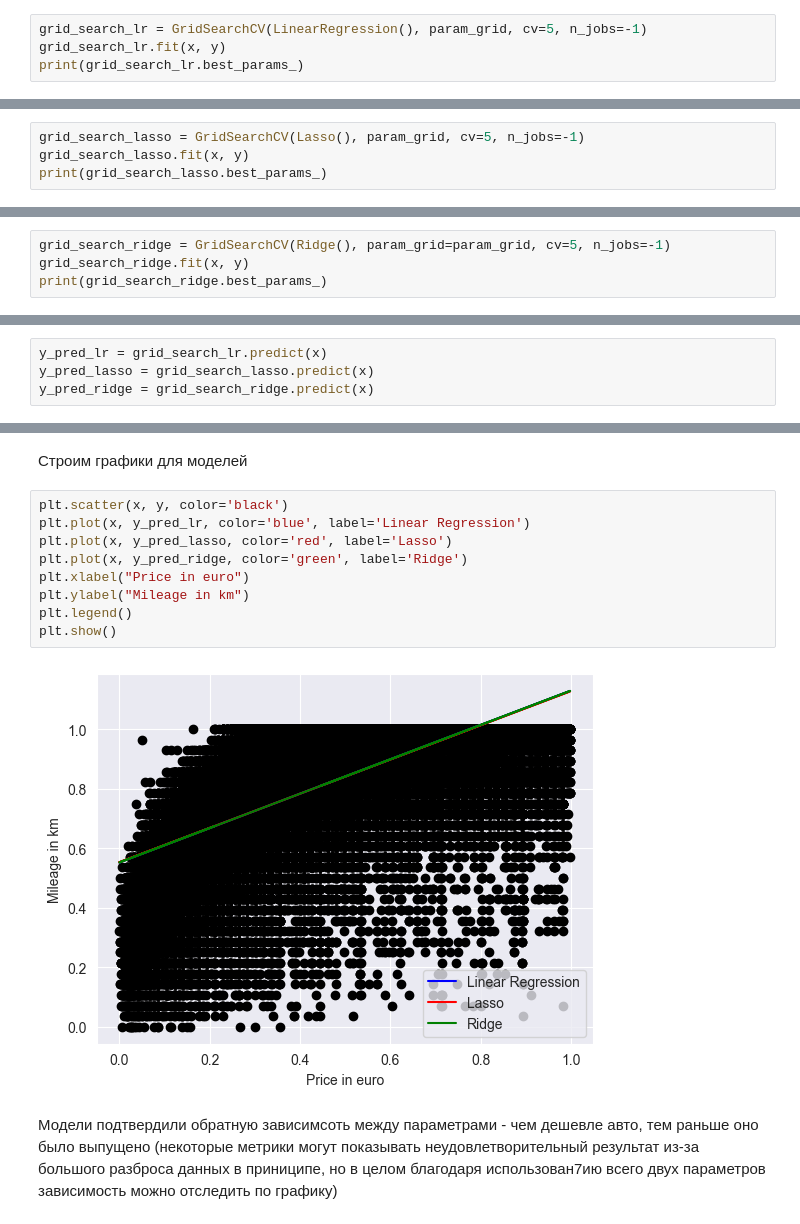
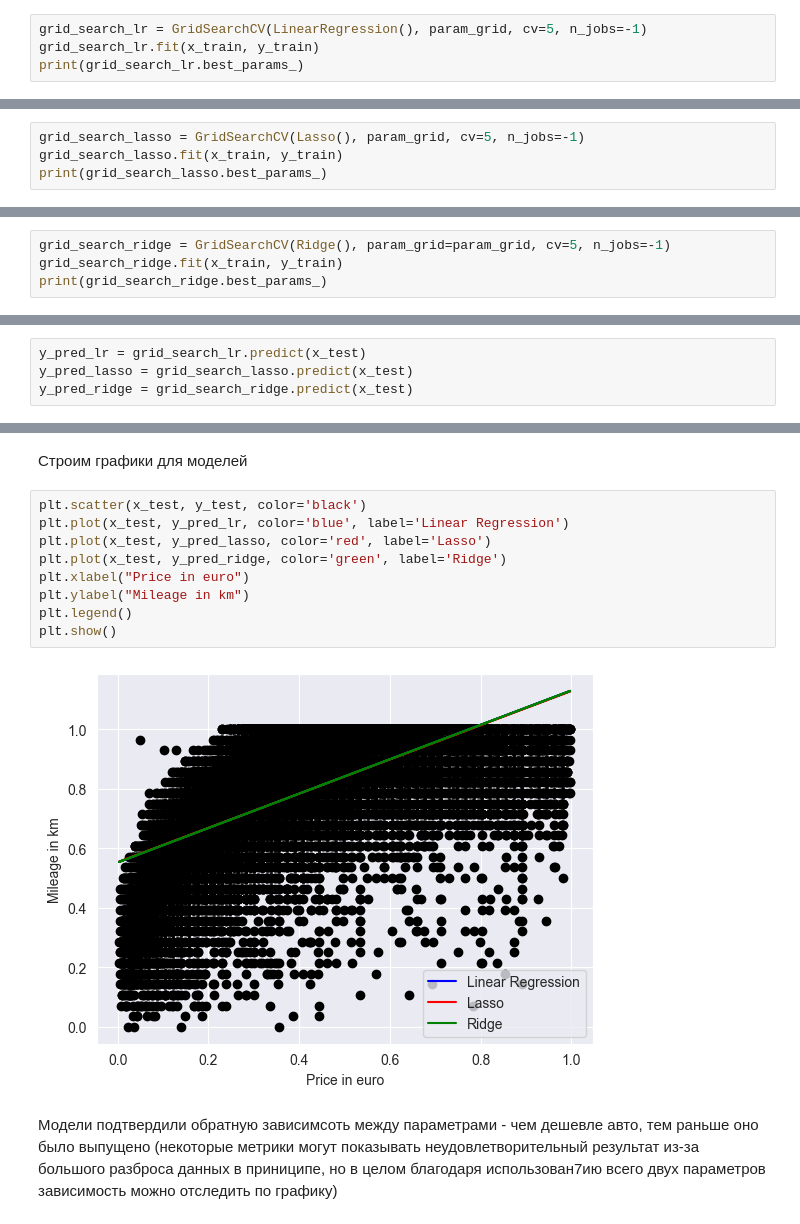
Before and after one commit to GarlicRoll/ML-Auto, a Jupyter notebook: Lab4.ipynb, the cells around one changed output, grey strips where cells are left out. Saved outputs shown, nothing was run; the diff lists cells and outputs as text.

```diff
--- a/Lab4.ipynb
+++ b/Lab4.ipynb
@@ -89,6 +91,6 @@ param_grid = {
 GridSearchCV для линейной регрессии
 # %%
 grid_search_lr = GridSearchCV(LinearRegression(), param_grid, cv=5, n_jobs=-1)
-grid_search_lr.fit(x, y)
+grid_search_lr.fit(x_train, y_train)
 print(grid_search_lr.best_params_)
 # %% [output]
@@ -103,7 +105,7 @@ param_grid = {
 GridSearchCV для регрессии лассо
 # %%
 grid_search_lasso = GridSearchCV(Lasso(), param_grid, cv=5, n_jobs=-1)
-grid_search_lasso.fit(x, y)
+grid_search_lasso.fit(x_train, y_train)
 print(grid_search_lasso.best_params_)
 # %% [output]
 {'alpha': 0.0001}
@@ -117,7 +119,7 @@ param_grid = {
 GridSearchCV для гребневой регрессии
 # %%
 grid_search_ridge = GridSearchCV(Ridge(), param_grid=param_grid, cv=5, n_jobs=-1)
-grid_search_ridge.fit(x, y)
+grid_search_ridge.fit(x_train, y_train)
 print(grid_search_ridge.best_params_)
 # %% [output]
 {'alpha': 0.1}
@@ -128,9 +130,9 @@ a) Вывод метрик
 # %% [markdown]
 Записываем предсказания
 # %%
-y_pred_lr = grid_search_lr.predict(x)
-y_pred_lasso = grid_search_lasso.predict(x)
-y_pred_ridge = grid_search_ridge.predict(x)
+y_pred_lr = grid_search_lr.predict(x_test)
+y_pred_lasso = grid_search_lasso.predict(x_test)
+y_pred_ridge = grid_search_ridge.predict(x_test)
 # %% [markdown]
 Вычисляем метрику R-squared (Коэффициент детерминации)
 # %%
@@ -170,16 +172,16 @@ b) Построение графиков
 # %% [markdown]
 Строим графики для моделей
 # %%
-plt.scatter(x, y, color='black')
-plt.plot(x, y_pred_lr, color='blue', label='Linear Regression')
-plt.plot(x, y_pred_lasso, color='red', label='Lasso')
-plt.plot(x, y_pred_ridge, color='green', label='Ridge')
+plt.scatter(x_test, y_test, color='black')
+plt.plot(x_test, y_pred_lr, color='blue', label='Linear Regression')
+plt.plot(x_test, y_pred_lasso, color='red', label='Lasso')
+plt.plot(x_test, y_pred_ridge, color='green', label='Ridge')
 plt.xlabel("Price in euro")
 plt.ylabel("Mileage in km")
 plt.legend()
 plt.show()
 # %% [output]
-[figure, old version]
+[figure, new version]
 # %% [markdown]
 Модели подтвердили обратную зависимсоть между параметрами - чем дешевле авто, тем раньше оно было выпущено (некоторые метрики могут показывать неудовлетворительный результат из-за большого разброса данных в приниципе, но в целом благодаря использован7ию всего двух параметров зависимость можно отследить по графику)
 # %% [markdown]
```
Also changed, not shown: parts of 8 cells of this notebook.
